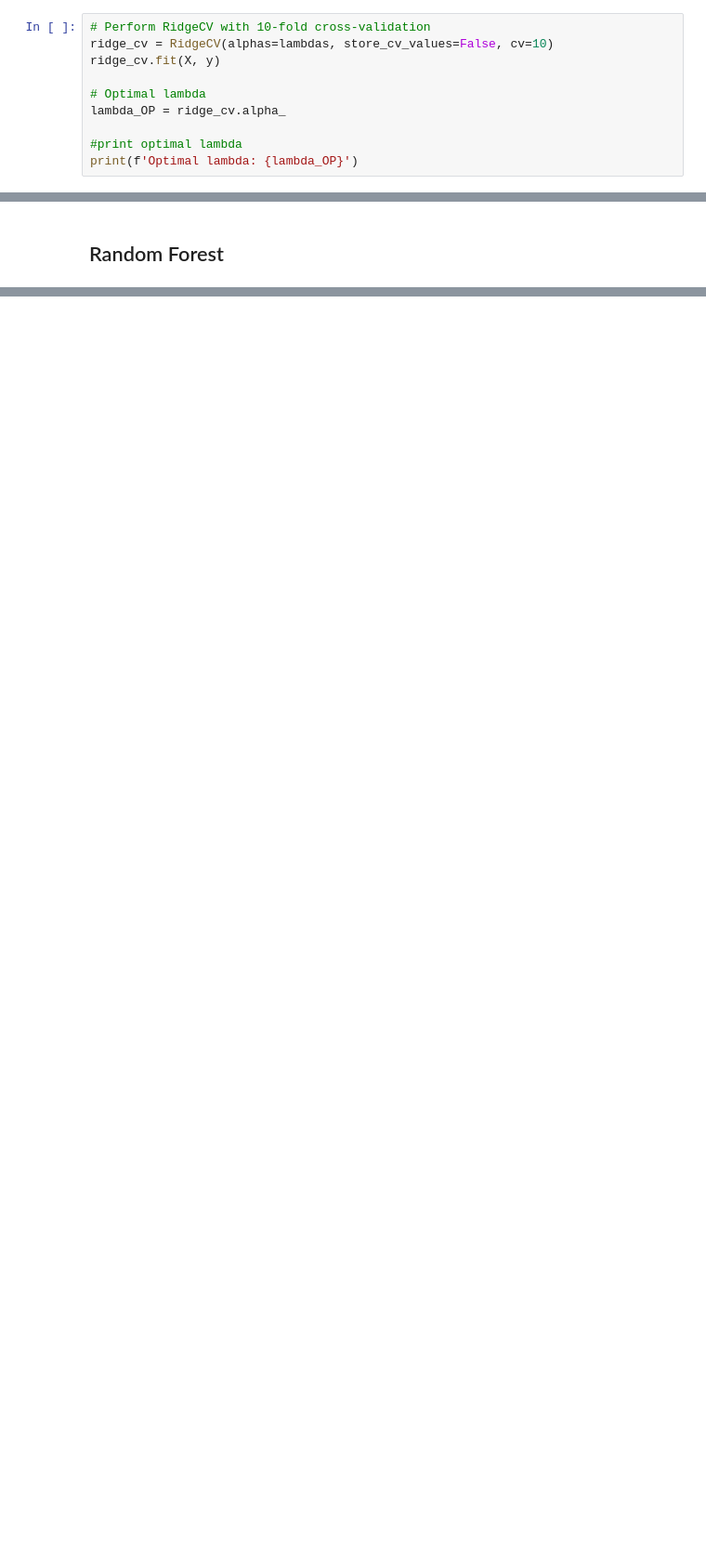
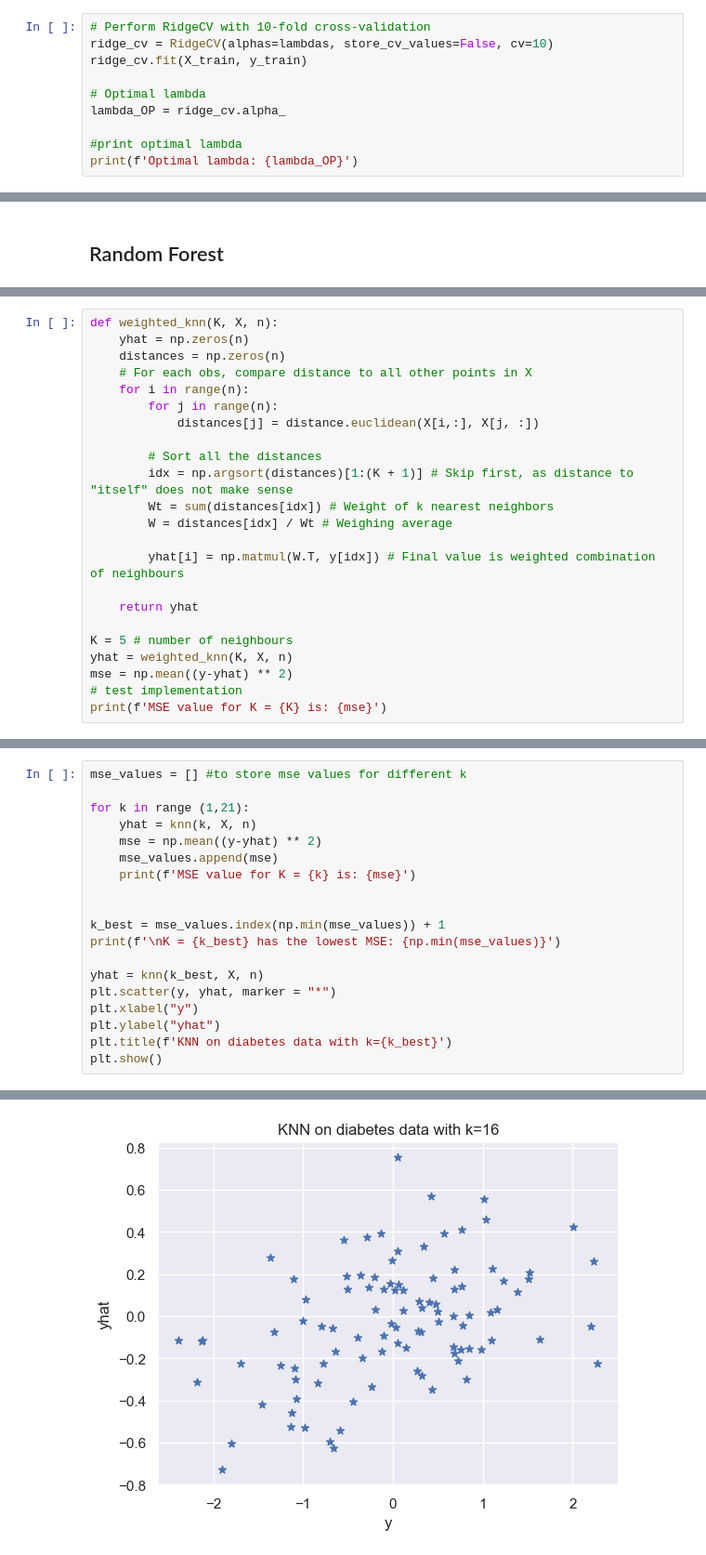
Before and after one commit to johanstaffeldt/case_1, a Jupyter notebook: src_johan/case_1.ipynb, the cells around one changed output, grey strips where cells are left out. Shown: that part at 93% size. Saved outputs shown, nothing was run; the diff lists cells and outputs as text; blank space fills up the shorter version.

```diff
--- a/src_johan/case_1.ipynb
+++ b/src_johan/case_1.ipynb
@@ -160,7 +225,7 @@ plt.show()
 # %%
 # Perform RidgeCV with 10-fold cross-validation
 ridge_cv = RidgeCV(alphas=lambdas, store_cv_values=False, cv=10)
-ridge_cv.fit(X, y)
+ridge_cv.fit(X_train, y_train)
 
 # Optimal lambda
 lambda_OP = ridge_cv.alpha_
@@ -180,0 +364,23 @@ mse from RidgeCV: 0.0354345757863044
+# %%
+def weighted_knn(K, X, n):
+    yhat = np.zeros(n)
+    distances = np.zeros(n)
+    # For each obs, compare distance to all other points in X
+    for i in range(n):
+        for j in range(n):
+            distances[j] = distance.euclidean(X[i,:], X[j, :])
+
+        # Sort all the distances
+        idx = np.argsort(distances)[1:(K + 1)] # Skip first, as distance to "itself" does not make sense
+        Wt = sum(distances[idx]) # Weight of k nearest neighbors
+        W = distances[idx] / Wt # Weighing average
+
+        yhat[i] = np.matmul(W.T, y[idx]) # Final value is weighted combination of neighbours
+
+    return yhat
+
+K = 5 # number of neighbours
+yhat = weighted_knn(K, X, n)
+mse = np.mean((y-yhat) ** 2)
+# test implementation
+print(f'MSE value for K = {K} is: {mse}')
@@ -180,0 +389,20 @@ mse from RidgeCV: 0.0354345757863044
+# %%
+mse_values = [] #to store mse values for different k
+
+for k in range (1,21):
+    yhat = knn(k, X, n)
+    mse = np.mean((y-yhat) ** 2)
+    mse_values.append(mse)
+    print(f'MSE value for K = {k} is: {mse}')
+
+
+k_best = mse_values.index(np.min(mse_values)) + 1
+print(f'\nK = {k_best} has the lowest MSE: {np.min(mse_values)}')
+
+yhat = knn(k_best, X, n)
+plt.scatter(y, yhat, marker = "*")
+plt.xlabel("y")
+plt.ylabel("yhat")
+plt.title(f'KNN on diabetes data with k={k_best}')
+plt.show()
+# %% [output]
@@ -180,0 +426 @@ mse from RidgeCV: 0.0354345757863044
+[figure, added]
```
Also changed, not shown: parts of 26 cells of this notebook, 1 other file.
